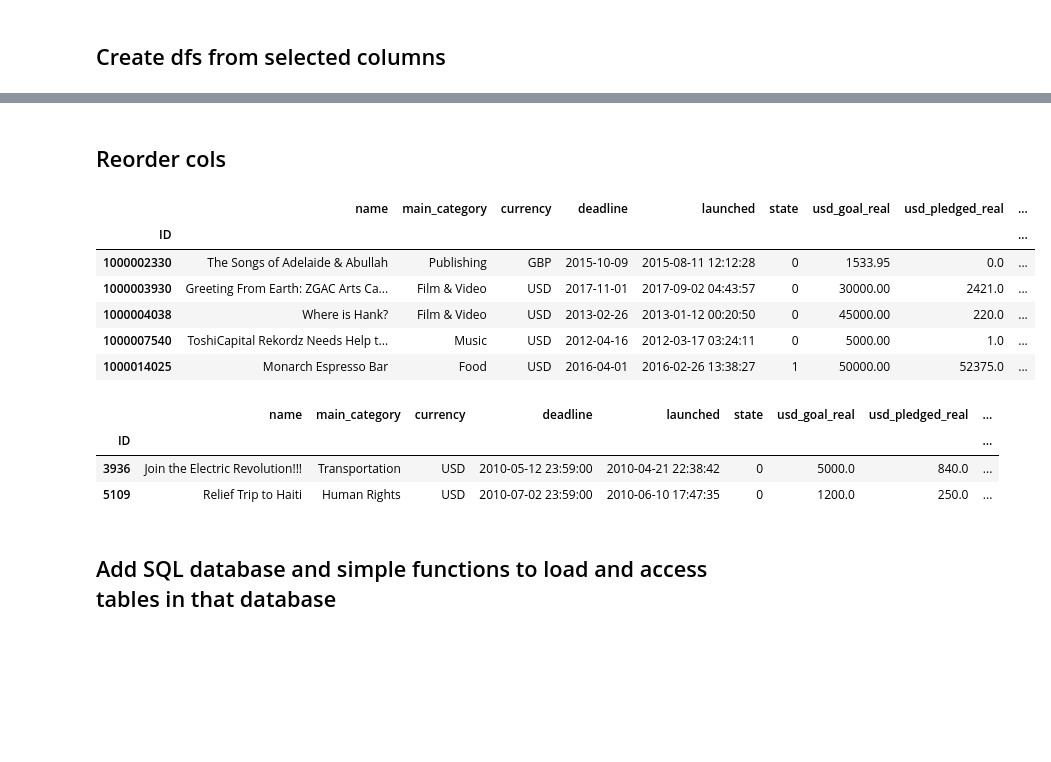
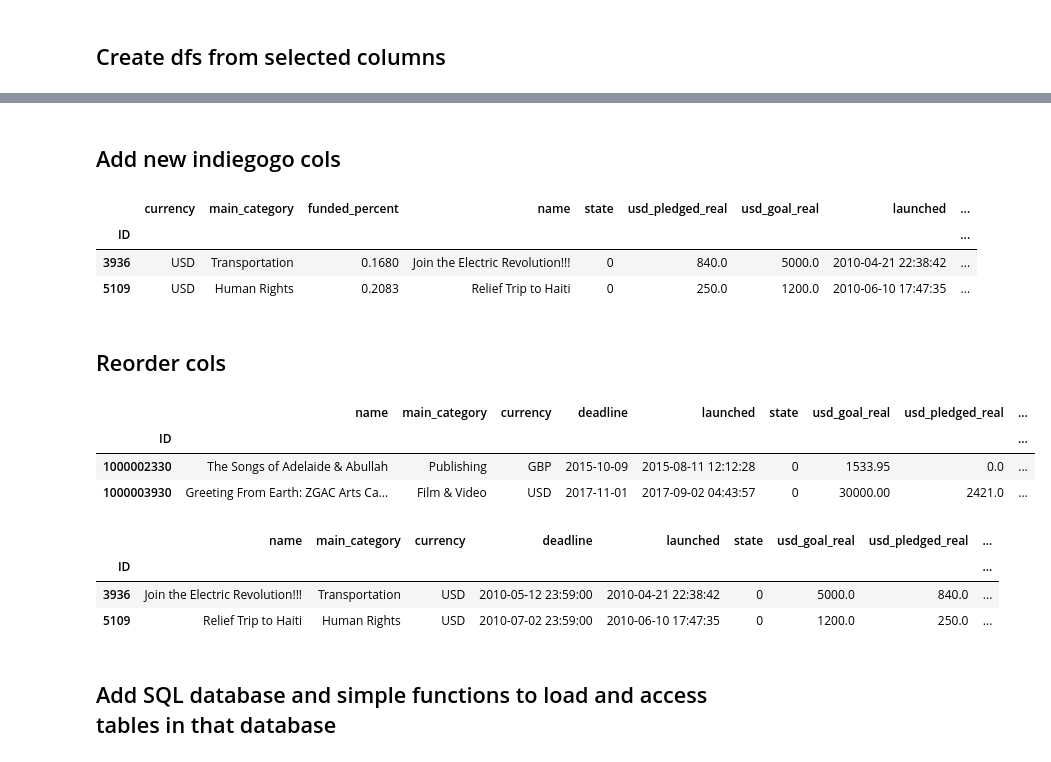
Before and after one commit to Best-Brain-Gang/Crowdfunding_Analysis, a Jupyter notebook: crowdfunding_analyzer.ipynb, the cells around one changed output, grey strips where cells are left out. Drawn from its saved outputs; the diff is of its cells as text; code cells hidden in the pictures; blank space fills up the shorter version.

```diff
--- a/crowdfunding_analyzer.ipynb
+++ b/crowdfunding_analyzer.ipynb
@@ -218,7 +225,7 @@ indiegogo_df.head(2)
 ## Create dfs from selected columns
 # %%
 # List of kickstart and indiegogo columns to drop
-kickstarter_cols_drop = ['category', 'backers', 'goal', 'pledged', 'usdpledged']
+kickstarter_cols_drop = ['category', 'goal', 'pledged', 'usdpledged']
 indiegogo_cols_drop = ['year_end',
 'month_end',
 'day_end',
@@ -309,26 +349,49 @@ display(indiegogo_selected_cols_df.head(2))
+# %% [markdown]
+## Add new indiegogo cols
+# %%
+# Duration
+indiegogo_selected_cols_df['duration'] = indiegogo_selected_cols_df['deadline'] - indiegogo_selected_cols_df['launched']
+indiegogo_selected_cols_df['duration'] = indiegogo_selected_cols_df['duration'].dt.days
+
+# Daily Goal
+indiegogo_selected_cols_df['daily_goal'] = round(indiegogo_selected_cols_df['usd_goal_real'] / indiegogo_selected_cols_df['duration'],2)
+
+# Daily Pledged
+indiegogo_selected_cols_df['daily_pledged'] = round(indiegogo_selected_cols_df['usd_pledged_real'] / indiegogo_selected_cols_df['duration'],2)
+
+# Funded Percentage
+indiegogo_selected_cols_df['funded_percent'] = round(indiegogo_selected_cols_df['usd_pledged_real'] / indiegogo_selected_cols_df['usd_goal_real'],4)
+
+# Fix types
+indiegogo_selected_cols_df = indiegogo_selected_cols_df.astype({"funded_percent": 'float'})
+
+# View head
+display(indiegogo_selected_cols_df.head(2))
+# %% [output]
+|  | currency | main_category | funded_percent | name | state | usd_pledged_real | usd_goal_real | launched | ... |
+| ID |  |  |  |  |  |  |  |  | ... |
+| 3936 | USD | Transportation | 0.1680 | Join the Electric Revolution!!! | 0 | 840.0 | 5000.0 | 2010-04-21 22:38:42 | ... |
+| 5109 | USD | Human Rights | 0.2083 | Relief Trip to Haiti | 0 | 250.0 | 1200.0 | 2010-06-10 17:47:35 | ... |
 # %% [markdown]
 ## Reorder cols
 # %%
 # Base column names for reordering
-base_order = ['name', 'main_category', 'currency', 'deadline', 'launched', 'state', 'usd_goal_real', 'usd_pledged_real']
-kickstarter_order = base_order + ['country']
-indiegogo_order = base_order + ['funded_percent']
+base_order = ['name', 'main_category', 'currency', 'deadline', 'launched', 'state', 'usd_goal_real', 'usd_pledged_real', 'funded_percent','duration', 'daily_goal', 'daily_pledged', ]
+kickstarter_order = base_order + ['country', 'avg_backer_per_day', 'pledged_per_person']
+indiegogo_order = base_order
 
 # Reorder each df
 kickstarter_selected_cols_large_recent_df = kickstarter_selected_cols_large_recent_df[kickstarter_order]
 indiegogo_selected_cols_df = indiegogo_selected_cols_df[indiegogo_order]
 
 # Display
-display(kickstarter_selected_cols_large_recent_df.head())
+display(kickstarter_selected_cols_large_recent_df.head(2))
 display(indiegogo_selected_cols_df.head(2))
 # %% [output]
 |  | name | main_category | currency | deadline | launched | state | usd_goal_real | usd_pledged_real | ... |
 | ID |  |  |  |  |  |  |  |  | ... |
 | 1000002330 | The Songs of Adelaide & Abullah | Publishing | GBP | 2015-10-09 | 2015-08-11 12:12:28 | 0 | 1533.95 | 0.0 | ... |
 | 1000003930 | Greeting From Earth: ZGAC Arts Ca... | Film & Video | USD | 2017-11-01 | 2017-09-02 04:43:57 | 0 | 30000.00 | 2421.0 | ... |
-| 1000004038 | Where is Hank? | Film & Video | USD | 2013-02-26 | 2013-01-12 00:20:50 | 0 | 45000.00 | 220.0 | ... |
-| 1000007540 | ToshiCapital Rekordz Needs Help t... | Music | USD | 2012-04-16 | 2012-03-17 03:24:11 | 0 | 5000.00 | 1.0 | ... |
-| 1000014025 | Monarch Espresso Bar | Food | USD | 2016-04-01 | 2016-02-26 13:38:27 | 1 | 50000.00 | 52375.0 | ... |
 |  | name | main_category | currency | deadline | launched | state | usd_goal_real | usd_pledged_real | ... |
 | ID |  |  |  |  |  |  |  |  | ... |
 | 3936 | Join the Electric Revolution!!! | Transportation | USD | 2010-05-12 23:59:00 | 2010-04-21 22:38:42 | 0 | 5000.0 | 840.0 | ... |
```
Also changed, not shown: parts of 5 cells of this notebook.
